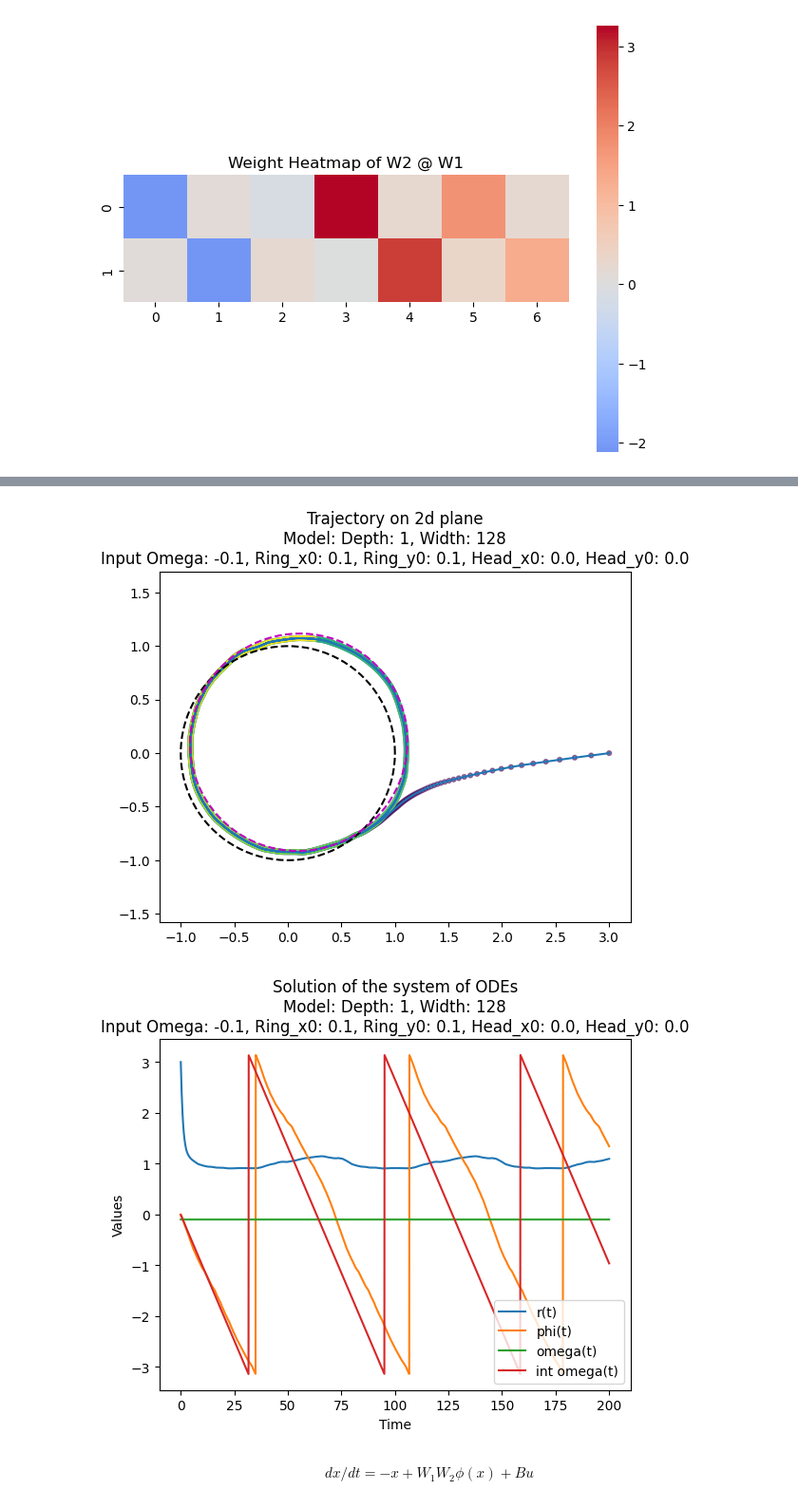
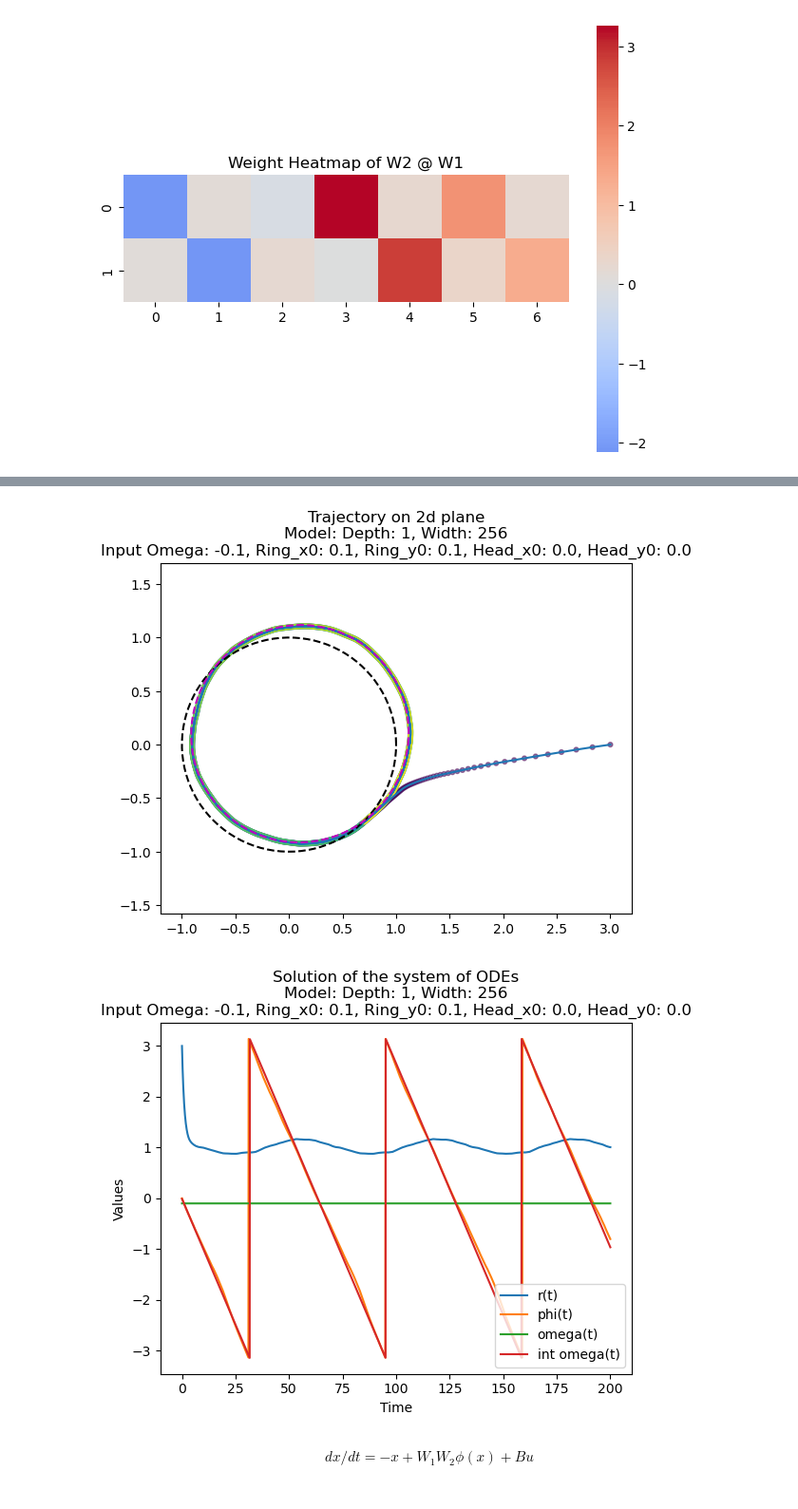
Before and after one commit to Animadversio/DiffusionMemorization, a Jupyter notebook: notebooks/star_shape_radial_MLP_RNN_SNN_model.ipynb, the cells around one changed output, grey strips where cells are left out. Shown at 95% size. Cells and saved outputs as stored; diff of their text form; code cells hidden in the pictures.

```diff
--- a/notebooks/star_shape_radial_MLP_RNN_SNN_model.ipynb
+++ b/notebooks/star_shape_radial_MLP_RNN_SNN_model.ipynb
@@ -124,7 +141,7 @@ import matplotlib.pyplot as plt
 
 def normalize_angle(angle):
     # Use modulo operation to normalize the angle within -pi to pi range directly
-    return (angle + math.pi) % (2 * math.pi) - math.pi
+    return (angle + math.pi) #(2 * math.pi) - math.pi
 
 
 def plot_trajectory_on_2d_plane(omega_fun, h_fun, psi0_fun, theta0=0.0,
@@ -239,7 +256,7 @@ plot_trajectory_on_2d_plane(omega_fun, h_fun, psi0_fun, eps=0.0, sigma_v=0.2, si
 import math
 def normalize_angle(angle):
     # Use modulo operation to normalize the angle within -pi to pi range directly
-    return (angle + math.pi) % (2 * math.pi) - math.pi
+    return (angle + math.pi) #(2 * math.pi) - math.pi
 # %% [markdown]
 ### Learning
 # %%
@@ -360,7 +382,7 @@ def train_MLP(dataset, model=None, n_depth=1, n_width=128,
         loss.backward()
         optimizer.step()
         pbar.set_postfix({'loss': loss.item()})
-        if epoch % print_every == 0 or (epoch == 0) or (epoch == n_epochs-1):
+        if epoch #print_every == 0 or (epoch == 0) or (epoch == n_epochs-1):
             print(f'epoch {epoch}, loss: {loss.item()}')
 
     return model
@@ -596,7 +620,7 @@ def solve_neural_ode(model, ctrl_inps, y0, t_eval):
 # %%
 dataset = construct_torch_dataset(n_samples=10000, omega_lim=(-0.2, 0.2), x0norm=0.1,
                                   R0=1.0, sigma_v=0.1, sigma_h=0.1)
-n_depth, n_width = 1, 128
+n_depth, n_width = 1, 256
 model = train_MLP(dataset, model=None, n_depth=n_depth, n_width=n_width,
           lr=1e-3, n_epochs=10000, print_every=1000)
 # %% [output]
@@ -614,20 +638,22 @@ epoch 9999, loss: 0.0008356288890354335
 # %%
+device = 'cuda' if torch.cuda.is_available() else 'cpu'
+sigma_v = 0.1
 # solve the ode with torch model
 t_span = (0, 200)
 t_eval = torch.linspace(*t_span, 2000)
 R0 = 1.0
 omega0 = -0.1
 ring_x0, ring_y0 = 0.1, 0.1
 H_x0, H_y0 = 0.00, 0.00
 ctrl_inps = lambda t: torch.tensor([omega0, ring_x0, ring_y0, H_x0, H_y0], dtype=torch.float32, device=device)
 y0 = torch.tensor([3.0, 0.0], dtype=torch.float32, device=device)
 sol = solve_neural_ode(model, ctrl_inps, y0, t_eval).cpu()
 expstr = f'Model: Depth: {n_depth}, Width: {n_width}\nInput Omega: {omega0}, Ring_x0: {ring_x0}, Ring_y0: {ring_y0}, Head_x0: {H_x0}, Head_y0: {H_y0}'
 
 plot_x_trajectory(sol, t_eval, expstr, R0, ring_x0, ring_y0)
 plot_solution_curve(sol, t_eval, ctrl_inps, expstr, sigma_v=sigma_v)
 # %% [output]
-[figure, old version]
+[figure, new version]
-[figure, old version]
+[figure, new version]
 # %% [markdown]
 $$dx/dt=-x + W_1W_2\phi(x)+Bu$$
```
Also changed, not shown: parts of 59 cells of this notebook.
